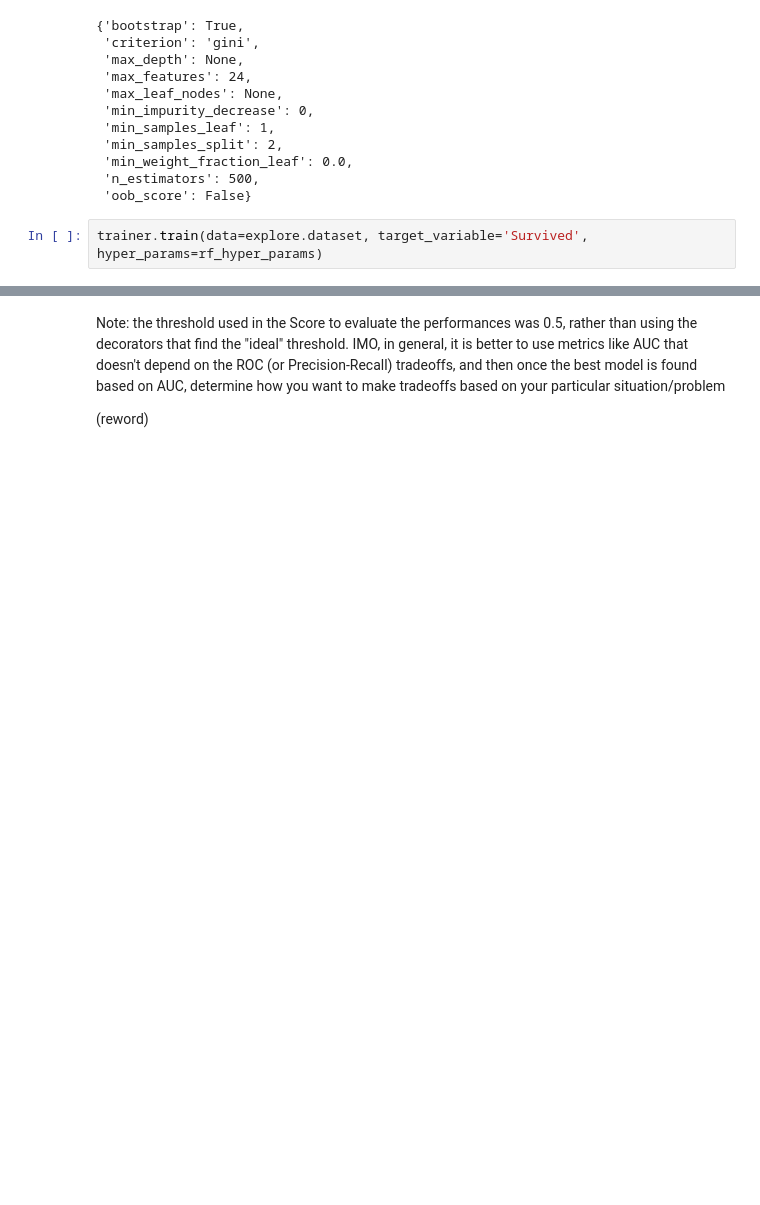
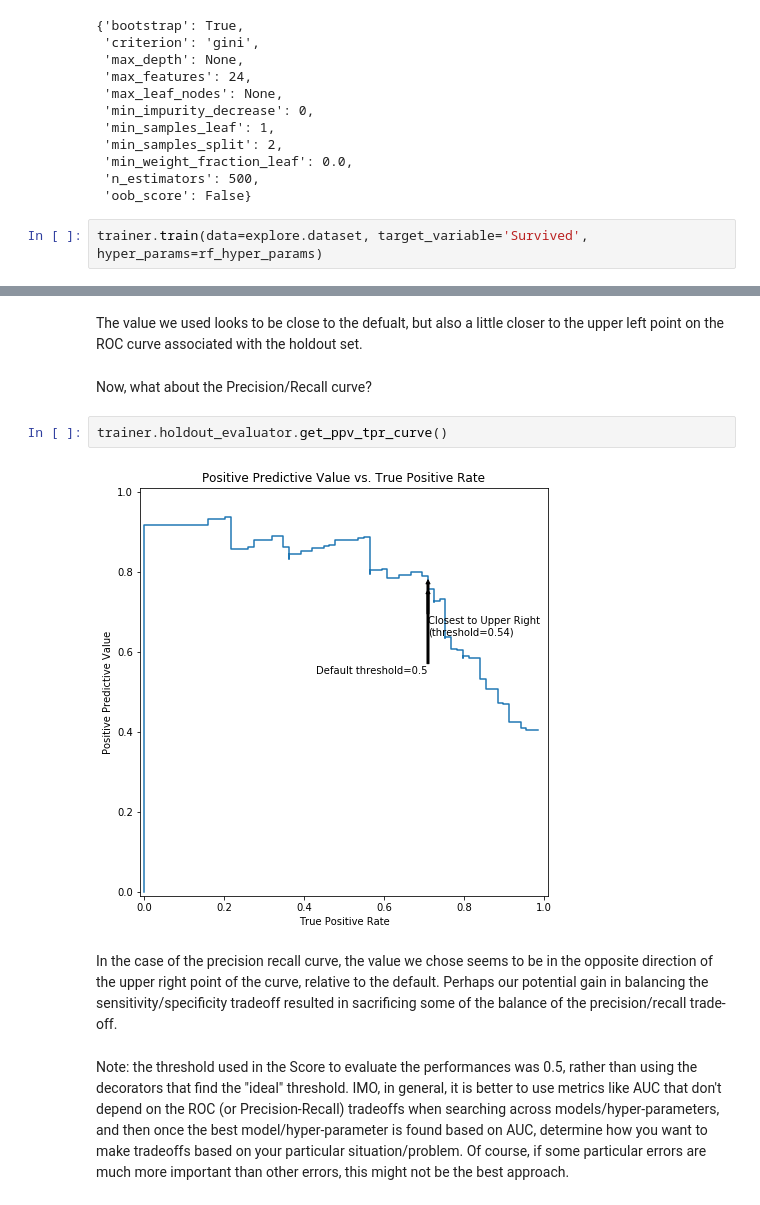
Before and after one commit to shane-kercheval/oo-learning, a Jupyter notebook: examples/classification-titanic/4-Tuning.ipynb, the cells around one changed output, grey strips where cells are left out. Cells and saved outputs as stored; diff of their text form; blank space fills up the shorter version.

```diff
--- a/examples/classification-titanic/4-Tuning.ipynb
+++ b/examples/classification-titanic/4-Tuning.ipynb
@@ -343,4 +371,12 @@ trainer.holdout_evaluator.all_quality_metrics
+# %% [markdown]
+The value we used looks to be close to the defualt, but also a little closer to the upper left point on the ROC curve associated with the holdout set.
+# %% [markdown]
+Now, what about the Precision/Recall curve?
+# %%
+trainer.holdout_evaluator.get_ppv_tpr_curve()
+# %% [output]
+[figure, added]
+# %% [markdown]
+In the case of the precision recall curve, the value we chose seems to be in the opposite direction of the upper right point of the curve, relative to the default. Perhaps our potential gain in balancing the sensitivity/specificity tradeoff resulted in sacrificing some of the balance of the precision/recall trade-off.
 # %% [markdown]
-Note: the threshold used in the Score to evaluate the performances was 0.5, rather than using the decorators that find the "ideal" threshold. IMO, in general, it is better to use metrics like AUC that doesn't depend on the ROC (or Precision-Recall) tradeoffs, and then once the best model is found based on AUC, determine how you want to make tradeoffs based on your particular situation/problem
-
-(reword)
+Note: the threshold used in the Score to evaluate the performances was 0.5, rather than using the decorators that find the "ideal" threshold. IMO, in general, it is better to use metrics like AUC that don't depend on the ROC (or Precision-Recall) tradeoffs when searching across models/hyper-parameters, and then once the best model/hyper-parameter is found based on AUC, determine how you want to make tradeoffs based on your particular situation/problem. Of course, if some particular errors are much more important than other errors, this might not be the best approach.
```
Also changed, not shown: parts of 23 cells of this notebook, 2 other files.
